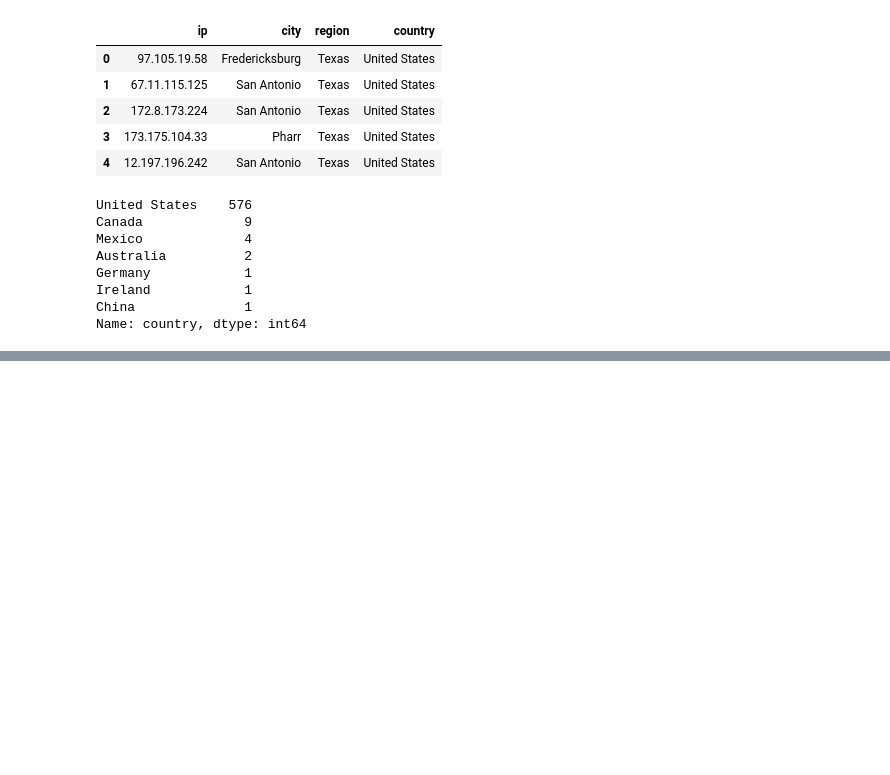
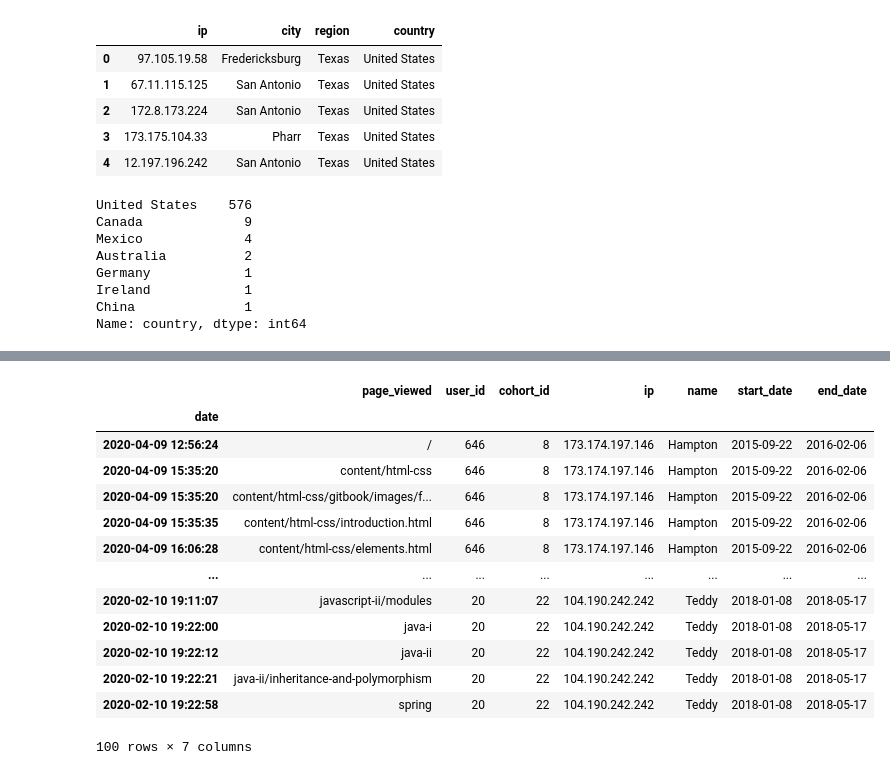
Before and after one commit to matt-c-knight/time-series-project, a Jupyter notebook: explore2.ipynb, the cells around one changed output, grey strips where cells are left out. Cells and saved outputs as stored; diff of their text form; code cells hidden in the pictures; blank space fills up the shorter version.

```diff
--- a/explore2.ipynb
+++ b/explore2.ipynb
@@ -473,0 +623,17 @@ Name: country, dtype: int64
+# %%
+web_dev_20.head(100)
+# %% [output]
+|  | page_viewed | user_id | cohort_id | ip | name | start_date | end_date |
+| date |  |  |  |  |  |  |  |
+| 2020-04-09 12:56:24 | / | 646 | 8 | 173.174.197.146 | Hampton | 2015-09-22 | 2016-02-06 |
+| 2020-04-09 15:35:20 | content/html-css | 646 | 8 | 173.174.197.146 | Hampton | 2015-09-22 | 2016-02-06 |
+| 2020-04-09 15:35:20 | content/html-css/gitbook/images/f... | 646 | 8 | 173.174.197.146 | Hampton | 2015-09-22 | 2016-02-06 |
+| 2020-04-09 15:35:35 | content/html-css/introduction.html | 646 | 8 | 173.174.197.146 | Hampton | 2015-09-22 | 2016-02-06 |
+| 2020-04-09 16:06:28 | content/html-css/elements.html | 646 | 8 | 173.174.197.146 | Hampton | 2015-09-22 | 2016-02-06 |
+| ... | ... | ... | ... | ... | ... | ... | ... |
+| 2020-02-10 19:11:07 | javascript-ii/modules | 20 | 22 | 104.190.242.242 | Teddy | 2018-01-08 | 2018-05-17 |
+| 2020-02-10 19:22:00 | java-i | 20 | 22 | 104.190.242.242 | Teddy | 2018-01-08 | 2018-05-17 |
+| 2020-02-10 19:22:12 | java-ii | 20 | 22 | 104.190.242.242 | Teddy | 2018-01-08 | 2018-05-17 |
+| 2020-02-10 19:22:21 | java-ii/inheritance-and-polymorphism | 20 | 22 | 104.190.242.242 | Teddy | 2018-01-08 | 2018-05-17 |
+| 2020-02-10 19:22:58 | spring | 20 | 22 | 104.190.242.242 | Teddy | 2018-01-08 | 2018-05-17 |
+100 rows × 7 columns
```
Also changed, not shown: parts of 29 cells of this notebook.
